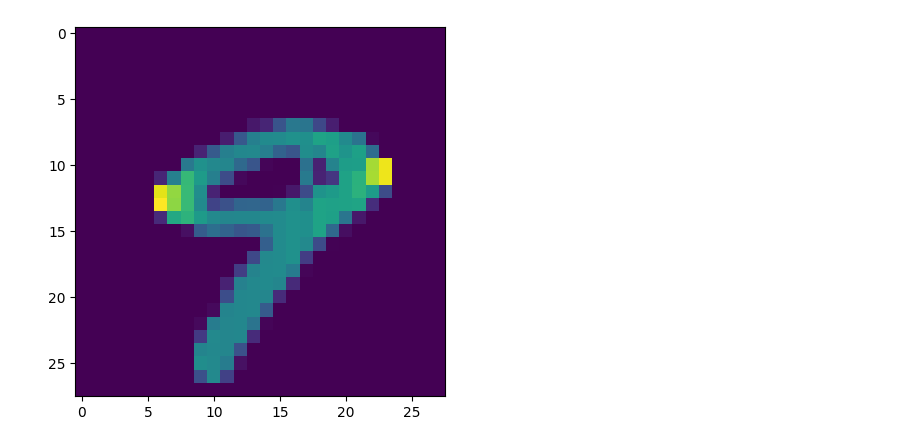
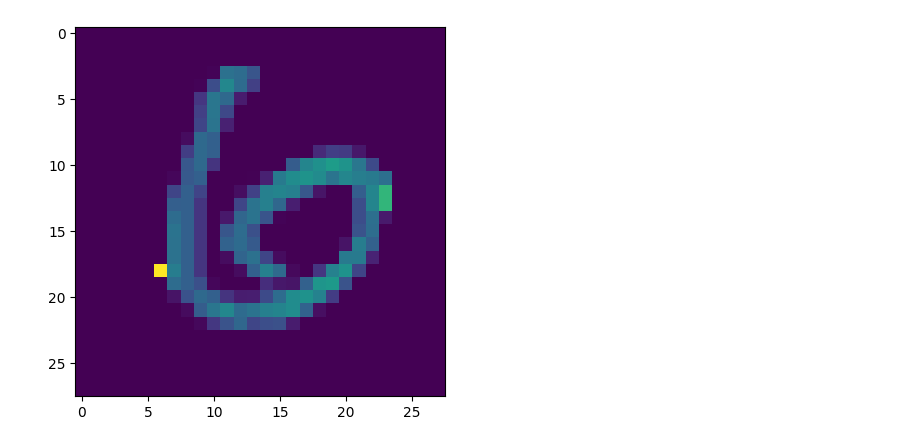
Before and after one commit to ItsME-TM/Number-Identifier, a Jupyter notebook: number_identifier.ipynb, the cells around one changed output. Cells and saved outputs as stored; diff of their text form; code cells hidden in the pictures.

```diff
--- a/number_identifier.ipynb
+++ b/number_identifier.ipynb
@@ -1,17 +1,23 @@
 # %%
 import tensorflow as tf
 import matplotlib.pyplot as plt
+import numpy as np
+import os
 
-mnist = tf.keras.datasets.mnist
-(x_train, y_train), (x_test, y_test) = mnist.load_data()
+x_train = np.load('Dataset/Train/x_train.npy')
+y_train = np.load('Dataset/Train/y_train.npy')
+
+x_test = np.load('Dataset/Test/x_test.npy')
+y_test = np.load('Dataset/Test/y_test.npy')
+
 x_train = tf.keras.utils.normalize(x_train, axis=1)
 x_test = tf.keras.utils.normalize(x_test, axis=1)
 
 model = tf.keras.models.Sequential()
-model.add(tf.keras.layers.Flatten())
-model.add(tf.keras.layers.Dense(512, activation=tf.nn.relu))
-model.add(tf.keras.layers.Dense(512, activation=tf.nn.relu))
-model.add(tf.keras.layers.Dense(10, activation=tf.nn.softmax))
+model.add(tf.keras.layers.Flatten(input_shape=(28, 28)))
+model.add(tf.keras.layers.Dense(256, activation=tf.nn.relu))
+model.add(tf.keras.layers.Dense(256, activation=tf.nn.relu))
+model.add(tf.keras.layers.Dense(10, activation='softmax'))
 
 model.compile(optimizer = 'adam', loss = 'sparse_categorical_crossentropy', metrics = ['accuracy'])
 model.fit(x_train, y_train, epochs = 6)
@@ -45,8 +50,8 @@ model.save('/content/drive/My Drive/numder_identifier_model.model')
 # %%
-plt.imshow(x_test[9])
+plt.imshow(x_test[11])
 plt.show()
 prediction = model.predict([x_test])
 import numpy as np
-print(np.argmax(prediction[9]))
+print(np.argmax(prediction[11]))
 # %% [output]
-[figure, old version]
+[figure, new version]
```
Also changed, not shown: parts of 12 cells of this notebook, 1 other file.
